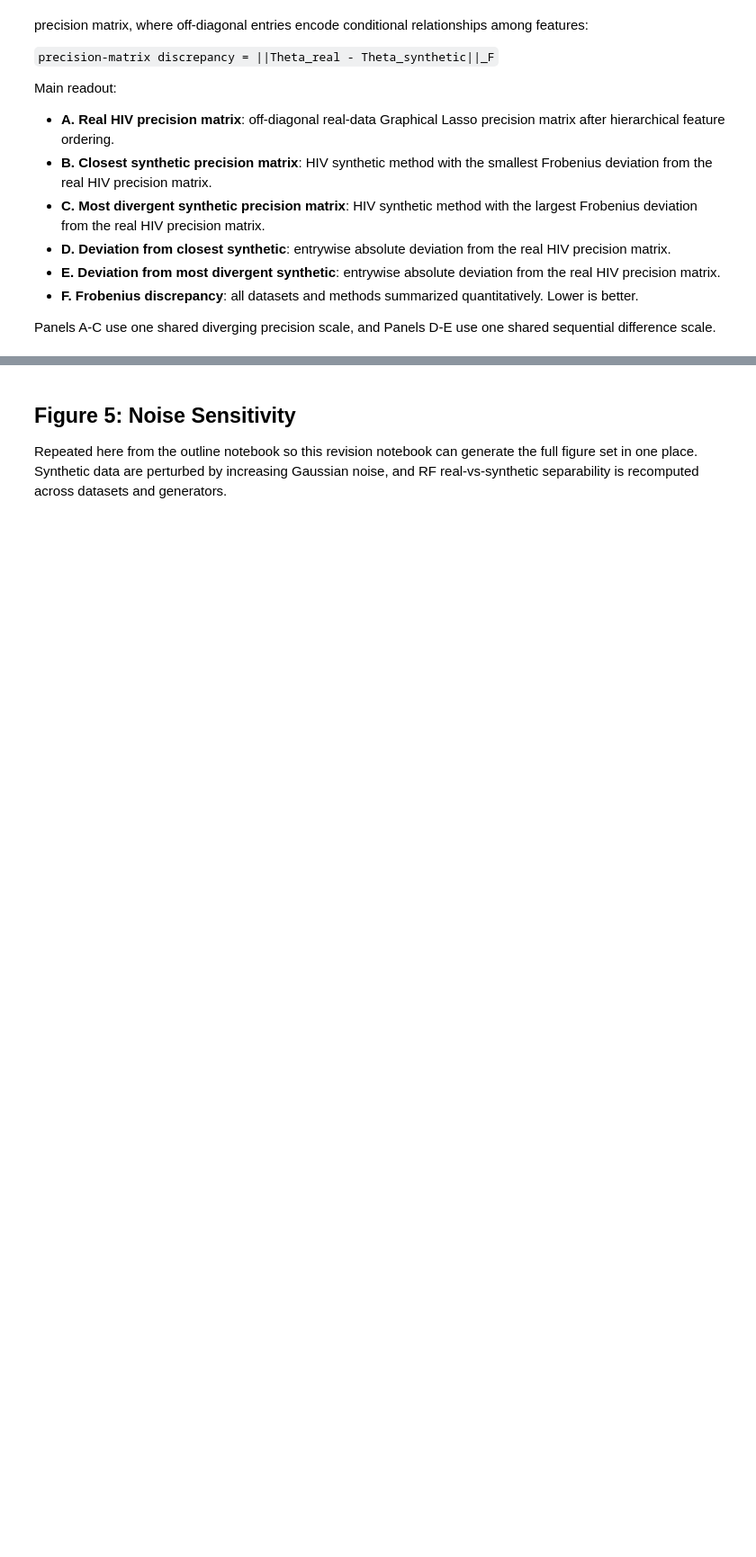
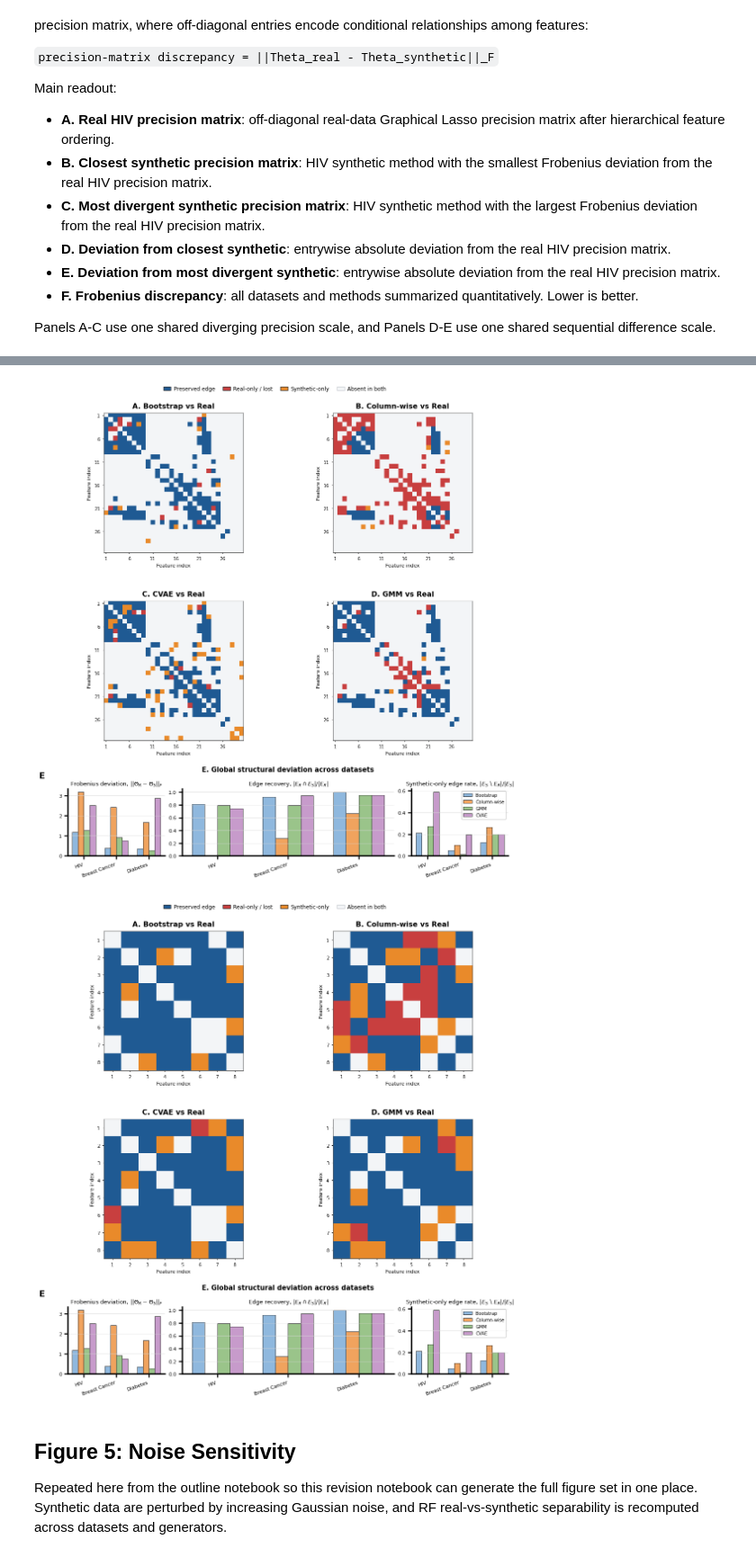
Before and after one commit to TonyTran03/distinguishable_data, a Jupyter notebook: data_synthesis/notebooks/make_main_figures_revision.ipynb, the cells around one changed output, grey strips where cells are left out. Shown at 90% size. Cells and saved outputs as stored; diff of their text form; code cells hidden in the pictures; blank space fills up the shorter version.

```diff
--- a/data_synthesis/notebooks/make_main_figures_revision.ipynb
+++ b/data_synthesis/notebooks/make_main_figures_revision.ipynb
@@ -1327,0 +1316,27 @@ Saved Figure 4 to c:\Users\tonyt\Desktop\distinguishable_data\data_synthesis\not
+# %%
+figure4_supp_real_data, figure4_supp_synthetic_data, figure4_supp_feature_names = _build_notebook_precision_inputs(
+    seed=SEED, cvae_epochs=CVAE_EPOCHS
+)
+
+
+def plot_figure4_supplemental_edge_status(dataset_name, threshold=1e-7):
+    result = plot_supplemental_edge_status_matrices(
+        real_data=figure4_supp_real_data,
+        synthetic_data=figure4_supp_synthetic_data,
+        feature_names=figure4_supp_feature_names,
+        alphas=FIGURE4_ALPHAS,
+        dataset_order=DATASET_ORDER,
+        method_order=METHOD_ORDER,
+        exemplar_ds=dataset_name,
+        threshold=threshold,
+    )
+
+    if result.fig._suptitle is not None:
+        result.fig._suptitle.set_text("")
+    result.fig.subplots_adjust(top=0.885)
+    return result
+
+
+fig4_supp_breast = plot_figure4_supplemental_edge_status("Breast Cancer")
+fig4_supp_diabetes = plot_figure4_supplemental_edge_status("Diabetes")
+# %% [output]
@@ -1328,3 +1360,5 @@ Saved Figure 4 to c:\Users\tonyt\Desktop\distinguishable_data\data_synthesis\not
+[figure, added]
+[figure, added]
 # %% [markdown]
 ## Figure 5: Noise Sensitivity
 
```
Also changed, not shown: parts of 15 cells of this notebook, 9 other files.
